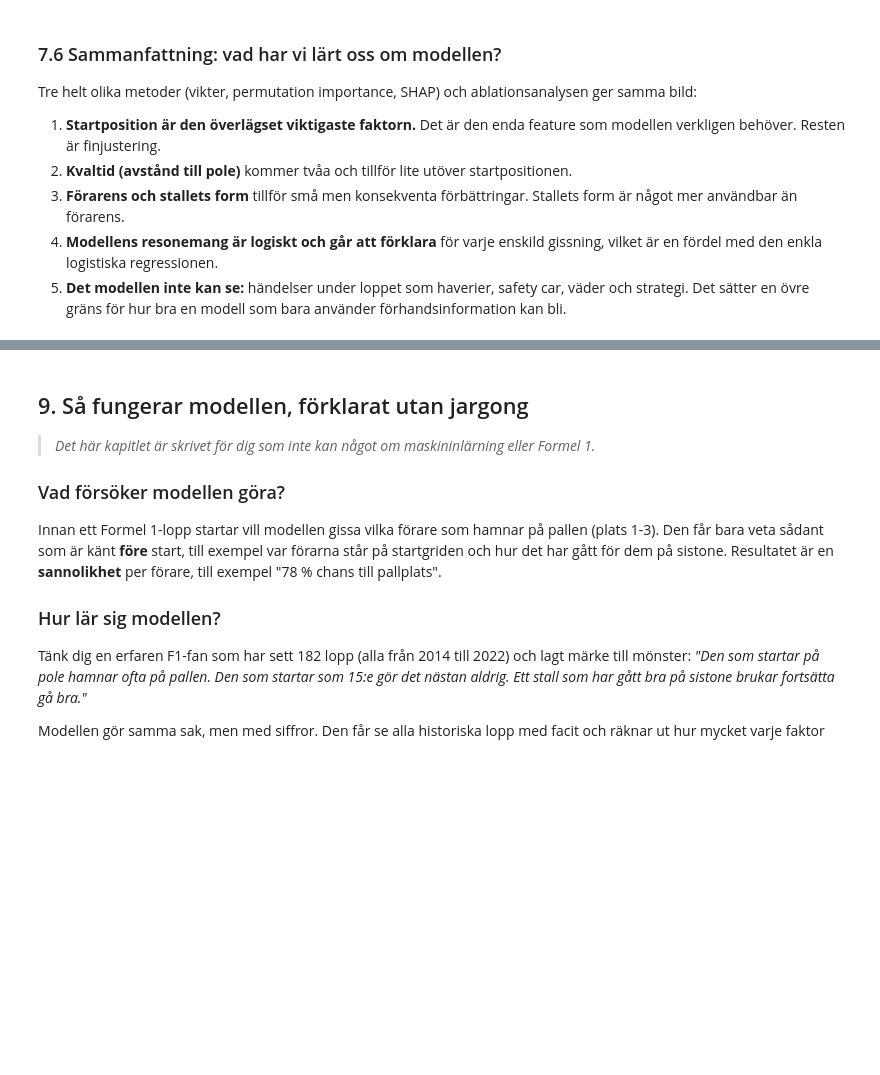
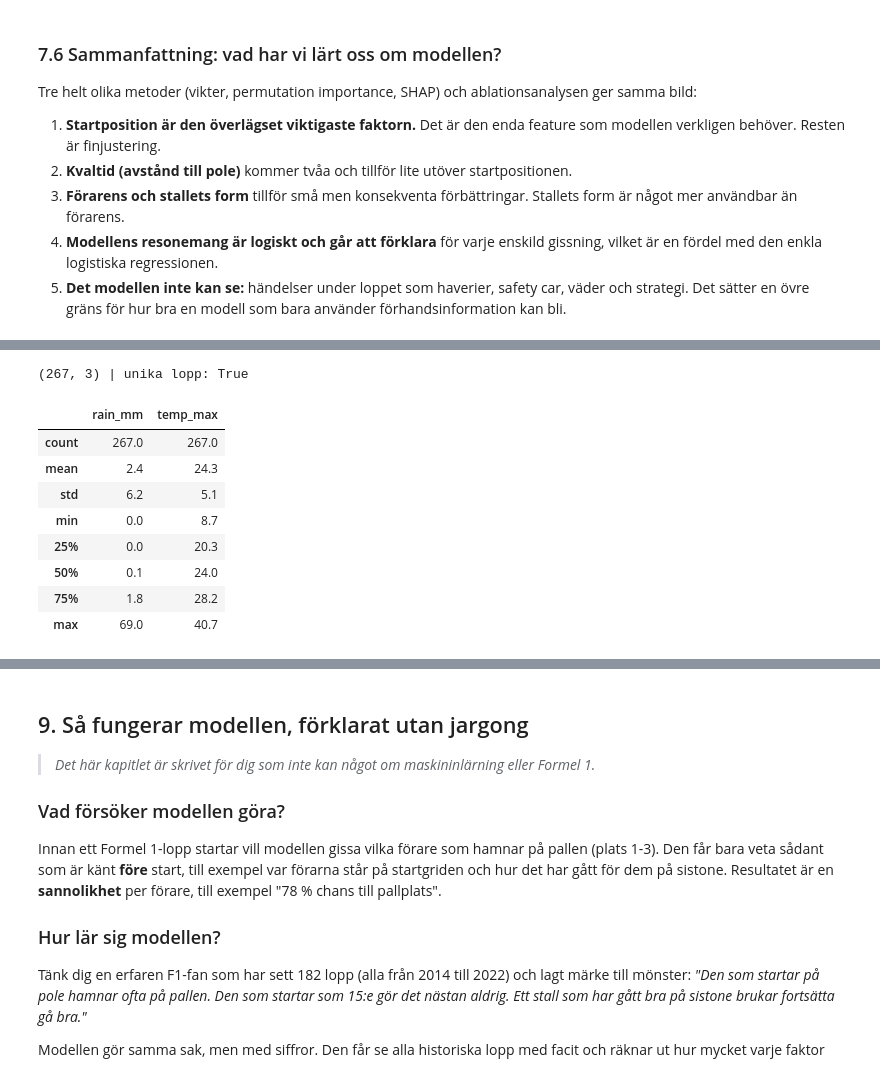
Before and after one commit to felixalfred/f1-podium-prediction, a Jupyter notebook: notebooks/f1_podium_prediction.ipynb, the cells around one changed output, grey strips where cells are left out. Saved outputs shown, nothing was run; the diff lists cells and outputs as text; code cells hidden in the pictures; blank space fills up the shorter version.

Commit message:
Kapitel 8. Extern data: väder från Open-Meteo och analys

```diff
--- a/notebooks/f1_podium_prediction.ipynb
+++ b/notebooks/f1_podium_prediction.ipynb
@@ -1810,0 +1824,16 @@ Tre helt olika metoder (vikter, permutation importance, SHAP) och ablationsanaly
+# %%
+weather = pd.read_csv("../data_external/weather.csv")
+
+print(weather.shape, "| unika lopp:", weather["raceId"].is_unique)
+weather[["rain_mm", "temp_max"]].describe().round(1)
+# %% [output]
+(267, 3) | unika lopp: True
+|  | rain_mm | temp_max |
+| count | 267.0 | 267.0 |
+| mean | 2.4 | 24.3 |
+| std | 6.2 | 5.1 |
+| min | 0.0 | 8.7 |
+| 25% | 0.0 | 20.3 |
+| 50% | 0.1 | 24.0 |
+| 75% | 1.8 | 28.2 |
+| max | 69.0 | 40.7 |
```
Also changed, not shown: parts of 10 cells of this notebook, 3 other files.
